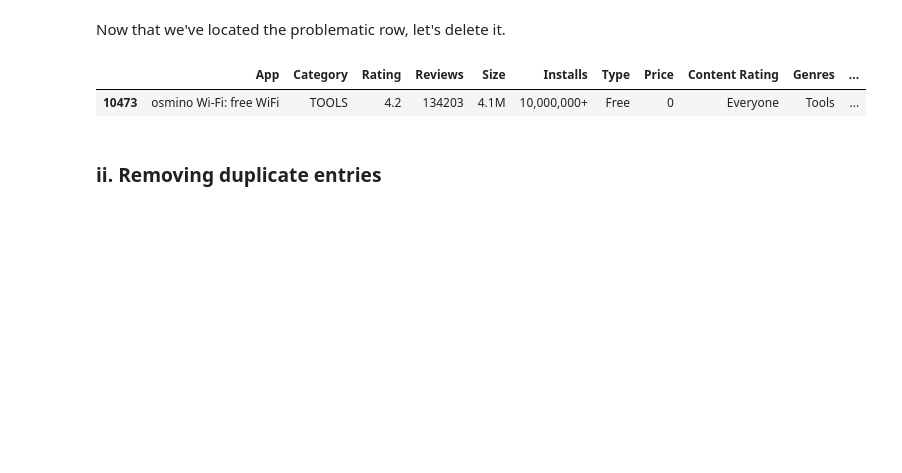
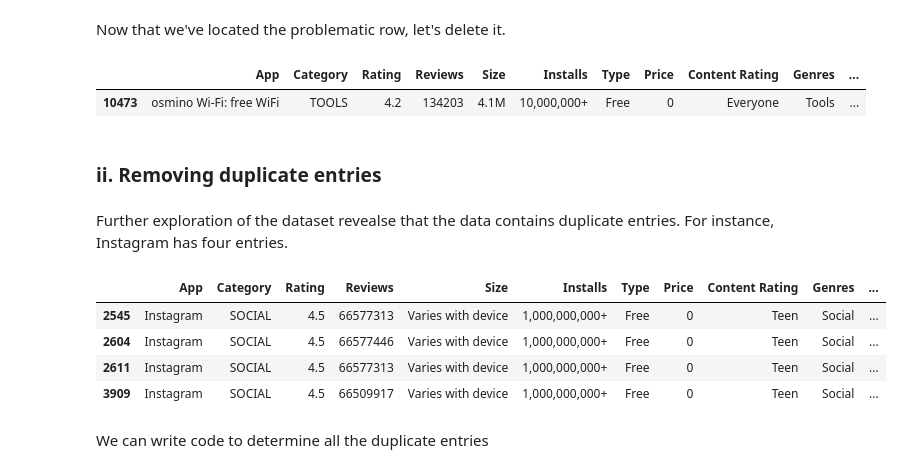
Before and after one commit to 0gregory0/Mobile-App-EDA, a Jupyter notebook: app_profiles.ipynb, the cells around one changed output. Cells and saved outputs as stored; diff of their text form; code cells hidden in the pictures; blank space fills up the shorter version.

Commit message:
Checking for duplicate rows in both datasets

```diff
--- a/app_profiles.ipynb
+++ b/app_profiles.ipynb
@@ -106,3 +106,16 @@ google_df.iloc[[10472], :]
 | 10473 | osmino Wi-Fi: free WiFi | TOOLS | 4.2 | 134203 | 4.1M | 10,000,000+ | Free | 0 | Everyone | Tools | ... |
 # %% [markdown]
 ### ii. Removing duplicate entries
+# %% [markdown]
+Further exploration of the dataset revealse that the data contains duplicate entries. For instance, Instagram has four entries.
+# %%
+is_insta = google_df["App"] == "Instagram"
+google_df[is_insta]
+# %% [output]
+|  | App | Category | Rating | Reviews | Size | Installs | Type | Price | Content Rating | Genres | ... |
+| 2545 | Instagram | SOCIAL | 4.5 | 66577313 | Varies with device | 1,000,000,000+ | Free | 0 | Teen | Social | ... |
+| 2604 | Instagram | SOCIAL | 4.5 | 66577446 | Varies with device | 1,000,000,000+ | Free | 0 | Teen | Social | ... |
+| 2611 | Instagram | SOCIAL | 4.5 | 66577313 | Varies with device | 1,000,000,000+ | Free | 0 | Teen | Social | ... |
+| 3909 | Instagram | SOCIAL | 4.5 | 66509917 | Varies with device | 1,000,000,000+ | Free | 0 | Teen | Social | ... |
+# %% [markdown]
+We can write code to determine all the duplicate entries
```
Also changed, not shown: parts of 11 cells of this notebook.
